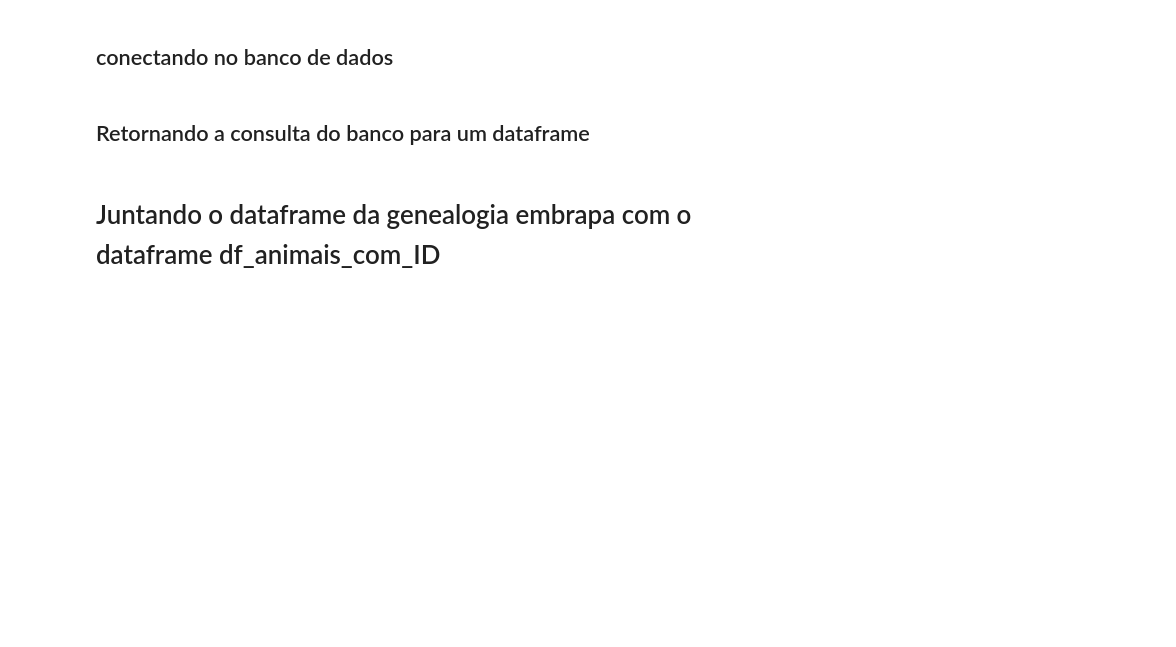
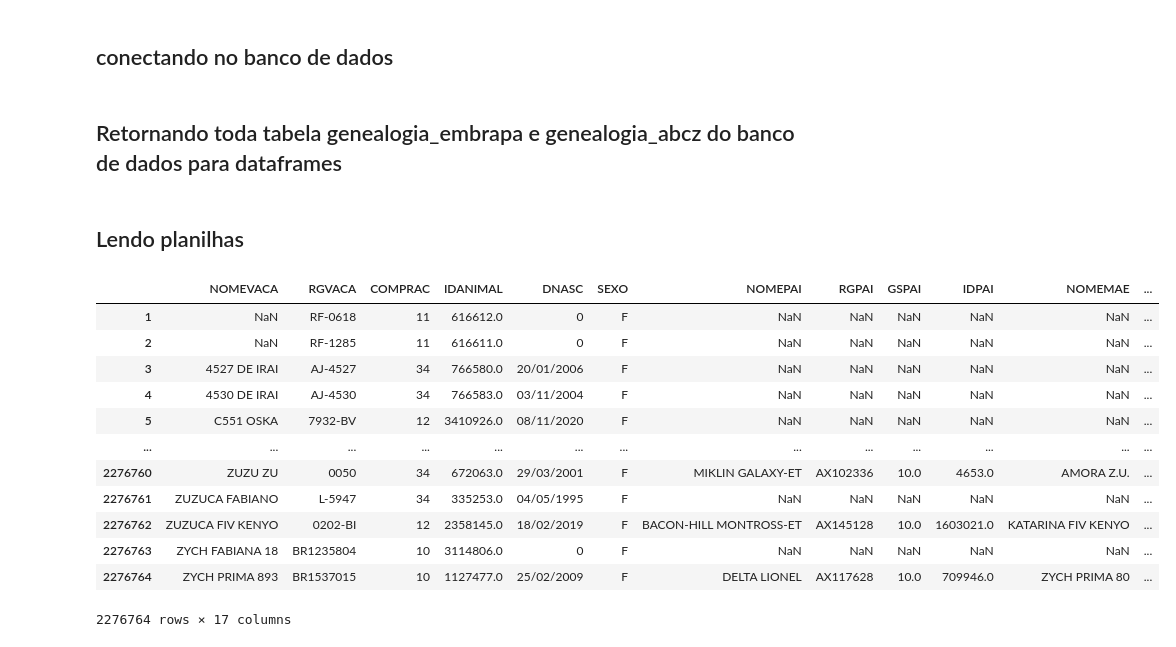
Before and after one commit to macheuz/dados_PNMGL, a Jupyter notebook: leituraPnmgl.ipynb, the cells around one changed output. Drawn from its saved outputs; the diff is of its cells as text; code cells hidden in the pictures; blank space fills up the shorter version.

```diff
--- a/leituraPnmgl.ipynb
+++ b/leituraPnmgl.ipynb
@@ -145,5 +36,5 @@ mydb = mysql.connector.connect(
   database="bioinformatica_new"
 )
 # %% [markdown]
-## Retornando a consulta do banco para um dataframe
+## Retornando toda tabela genealogia_embrapa e genealogia_abcz do banco de dados para dataframes
 # %%
@@ -155,2 +46,2 @@ df_genealogia_embrapa=df_genealogia_embrapa.rename(columns={'idanimal': 'IDANIMA
-# %% [markdown]
-# Juntando o dataframe da genealogia embrapa com o dataframe df_animais_com_ID
+# %% [markdown]
+## Lendo planilhas
@@ -156,0 +52,16 @@ df_genealogia_embrapa=df_genealogia_embrapa.rename(columns={'idanimal': 'IDANIMA
+# %%
+pedigree
+# %% [output]
+|  | NOMEVACA | RGVACA | COMPRAC | IDANIMAL | DNASC | SEXO | NOMEPAI | RGPAI | GSPAI | IDPAI | NOMEMAE | ... |
+| 1 | NaN | RF-0618 | 11 | 616612.0 | 0 | F | NaN | NaN | NaN | NaN | NaN | ... |
+| 2 | NaN | RF-1285 | 11 | 616611.0 | 0 | F | NaN | NaN | NaN | NaN | NaN | ... |
+| 3 | 4527 DE IRAI | AJ-4527 | 34 | 766580.0 | 20/01/2006 | F | NaN | NaN | NaN | NaN | NaN | ... |
+| 4 | 4530 DE IRAI | AJ-4530 | 34 | 766583.0 | 03/11/2004 | F | NaN | NaN | NaN | NaN | NaN | ... |
+| 5 | C551 OSKA | 7932-BV | 12 | 3410926.0 | 08/11/2020 | F | NaN | NaN | NaN | NaN | NaN | ... |
+| ... | ... | ... | ... | ... | ... | ... | ... | ... | ... | ... | ... | ... |
+| 2276760 | ZUZU ZU | 0050 | 34 | 672063.0 | 29/03/2001 | F | MIKLIN GALAXY-ET | AX102336 | 10.0 | 4653.0 | AMORA Z.U. | ... |
+| 2276761 | ZUZUCA FABIANO | L-5947 | 34 | 335253.0 | 04/05/1995 | F | NaN | NaN | NaN | NaN | NaN | ... |
+| 2276762 | ZUZUCA FIV KENYO | 0202-BI | 12 | 2358145.0 | 18/02/2019 | F | BACON-HILL MONTROSS-ET | AX145128 | 10.0 | 1603021.0 | KATARINA FIV KENYO | ... |
+| 2276763 | ZYCH FABIANA 18 | BR1235804 | 10 | 3114806.0 | 0 | F | NaN | NaN | NaN | NaN | NaN | ... |
+| 2276764 | ZYCH PRIMA 893 | BR1537015 | 10 | 1127477.0 | 25/02/2009 | F | DELTA LIONEL | AX117628 | 10.0 | 709946.0 | ZYCH PRIMA 80 | ... |
+2276764 rows × 17 columns
```
Also changed, not shown: parts of 61 cells of this notebook.
